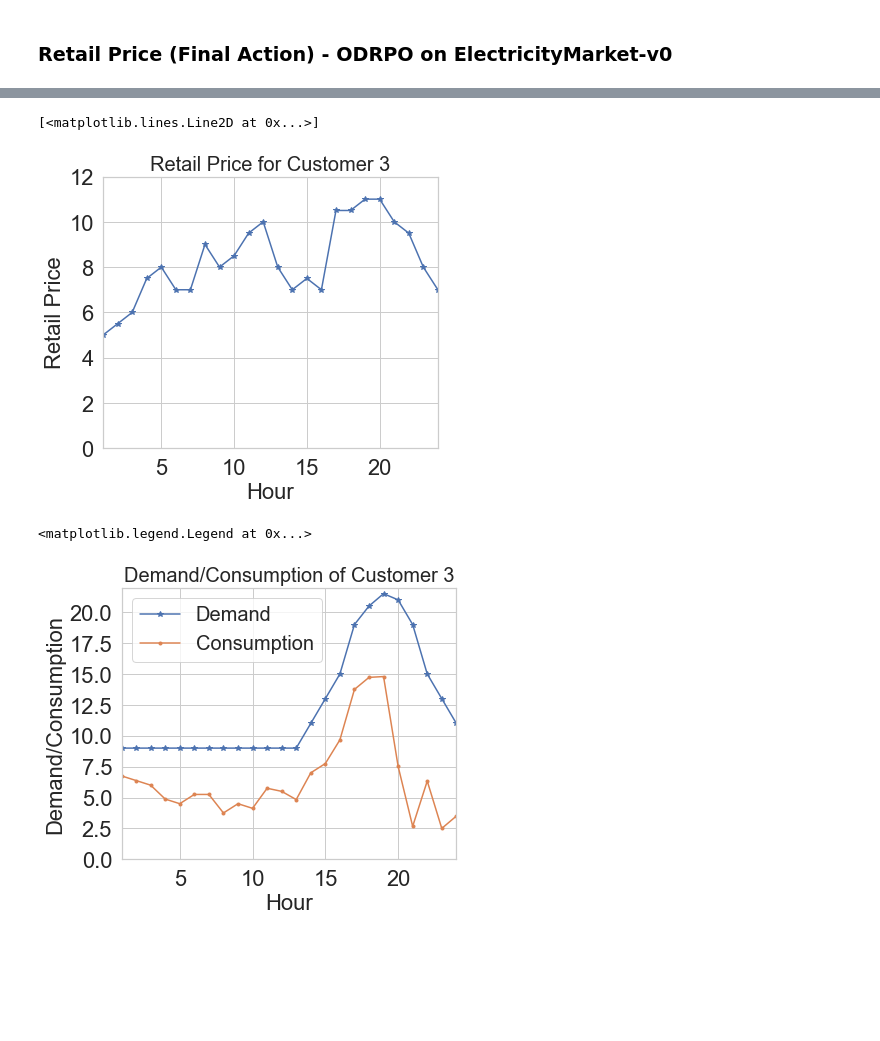
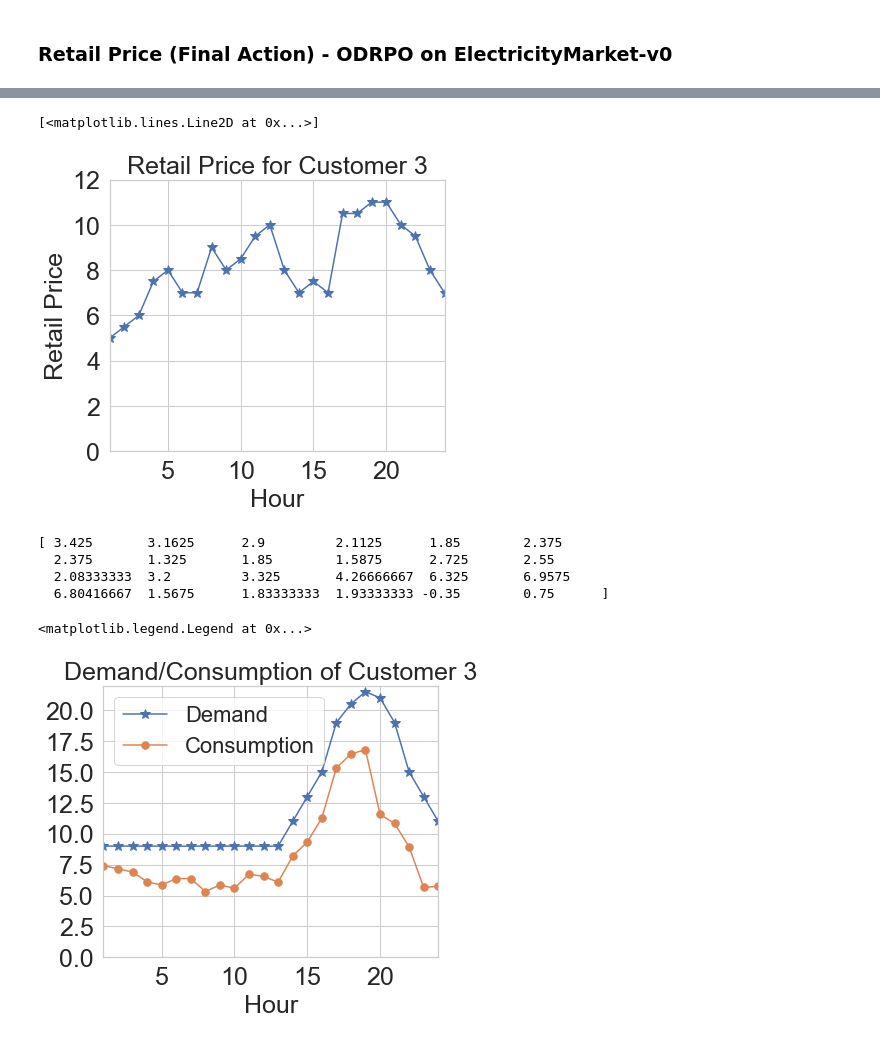
Before and after one commit to kadysongbb/efficient-wpo, a Jupyter notebook: discrete_control/view_setup_and_retail_price_EM.ipynb, the cells around one changed output, grey strips where cells are left out. Cells and saved outputs as stored; diff of their text form; code cells hidden in the pictures; blank space fills up the shorter version.

```diff
--- a/discrete_control/view_setup_and_retail_price_EM.ipynb
+++ b/discrete_control/view_setup_and_retail_price_EM.ipynb
@@ -29,16 +29,16 @@ plt.plot(x, wholesale_price, marker = '*')
 ### Elasticity
 # %%
 ax = plt.subplot(111)
-plt.ylabel('Elasticity', fontsize=22)
-plt.xlabel('Hour', fontsize=22)
-plt.xticks(fontsize=22)
-plt.yticks(fontsize=22)
+plt.ylabel('Elasticity', fontsize=25)
+plt.xlabel('Hour', fontsize=25)
+plt.xticks(fontsize=25)
+plt.yticks(fontsize=25)
 plt.xlim(1,24)
-plt.ylim(-1,0)
+plt.ylim(-0.6,0)
 plt.locator_params(axis="x", nbins=5)
 
 x = np.arange(1,25,1)
-elasticity = np.asarray([-0.3,-0.3,-0.3,-0.3,-0.3,-0.3,-0.3,-0.3,-0.3,-0.3,-0.3,-0.3,-0.5,-0.5,-0.5,-0.5,-0.7,-0.7,-0.7,-0.7,-0.7,-0.5,-0.5,-0.5])
-plt.plot(x, elasticity, marker = '*')
+elasticity = np.asarray([-0.3,-0.3,-0.3,-0.3,-0.3,-0.3,-0.3,-0.3,-0.3,-0.3,-0.3,-0.3,-0.5,-0.5,-0.5,-0.5,-0.7,-0.7,-0.7,-0.7,-0.5,-0.5,-0.5,-0.5])*0.7
+plt.plot(x, elasticity, marker = '*', markersize = 10, linewidth = 1.5)
 # %% [output]
 [<matplotlib.lines.Line2D at 0x...>]
@@ -312,10 +356,10 @@ plt.legend(fontsize = 20)
 # %%
 ax = plt.subplot(111)
-plt.ylabel('Retail Price', fontsize=22)
-plt.xlabel('Hour', fontsize=22)
-plt.title('Retail Price for Customer 3', fontsize=20)
-plt.xticks(fontsize=22)
-plt.yticks(fontsize=22)
+plt.ylabel('Retail Price', fontsize=25)
+plt.xlabel('Hour', fontsize=25)
+plt.title('Retail Price for Customer 3', fontsize=25)
+plt.xticks(fontsize=25)
+plt.yticks(fontsize=25)
 plt.xlim(1,24)
 plt.ylim(0,12)
 plt.locator_params(axis="x", nbins=5)
@@ -325,36 +369,41 @@ retail_price_3 = np.asarray([0.46572363, 10, 10, 10, 9.8374605, 8.960631, 9.3975
                             7.713807, 9.647752, 10, 10, 10, 10, 9.792984, 10, 10, 8.494005, 10, 8.757862, 9.275477,
                             8.637449])
 retail_price_3 = np.asarray([5, 5.5, 6, 7.5, 8, 7, 7, 9, 8, 8.5, 9.5, 10, 8, 7, 7.5, 7, 10.5, 10.5, 11, 11, 10, 9.5, 8, 7])
-plt.plot(x, retail_price_3, marker = '*')
+plt.plot(x, retail_price_3, marker = '*', markersize=10, linewidth = 1.5)
 # %% [output]
 [<matplotlib.lines.Line2D at 0x...>]
-[figure, old version]
+[figure, new version]
 # %%
 ax = plt.subplot(111)
-plt.ylabel('Demand/Consumption', fontsize=22)
-plt.xlabel('Hour', fontsize=22)
-plt.title('Demand/Consumption of Customer 3', fontsize=20)
-plt.xticks(fontsize=22)
-plt.yticks(fontsize=22)
+plt.xlabel('Hour', fontsize=25)
+plt.title('Demand/Consumption of Customer 3', fontsize=25)
+plt.xticks(fontsize=25)
+plt.yticks(fontsize=25)
 plt.xlim(1,24)
 plt.ylim(0,22)
 plt.locator_params(axis="x", nbins=5)
 
 x = np.arange(1,25,1)
 retail_price_3 = np.asarray([0.46572363, 10, 10, 10, 9.8374605, 8.960631, 9.397589, 10, 9.612452, 9.41149,
                             7.713807, 9.647752, 10, 10, 10, 10, 9.792984, 10, 10, 8.494005, 10, 8.757862, 9.275477,
                             8.637449])
 retail_price_3 = np.asarray([5, 5.5, 6, 7.5, 8, 7, 7, 9, 8, 8.5, 9.5, 10, 8, 7, 7.5, 7, 10.5, 10.5, 11, 11, 10, 9.5, 8, 7])
 
 curt_consumption_3 = curt_load_3 * (1 + elasticity*(retail_price_3 - wholesale_price)/wholesale_price)
+print(curt_consumption_3)
+
 crit_consumption_3 = crit_load_3
 consumption_3 = curt_consumption_3 + crit_consumption_3
 demand_3 = curt_load_3 + crit_load_3
 
-plt.plot(x, demand_3, marker = '*', label = 'Demand')
-plt.plot(x, consumption_3, marker = '.', label = 'Consumption')
+plt.plot(x, demand_3, marker = '*', markersize=10, linewidth = 1.5, label = 'Demand')
+plt.plot(x, consumption_3, marker = '.', markersize=15, linewidth = 1.5, label = 'Consumption')
 
-plt.legend(fontsize = 20)
+plt.legend(fontsize = 22)
 # %% [output]
-<matplotlib.legend.Legend at 0x...>
+[ 3.425       3.1625      2.9         2.1125      1.85        2.375
+  2.375       1.325       1.85        1.5875      2.725       2.55
+  2.08333333  3.2         3.325       4.26666667  6.325       6.9575
+  6.80416667  1.5675      1.83333333  1.93333333 -0.35        0.75      ]
+<matplotlib.legend.Legend at 0x...>
-[figure, old version]
+[figure, new version]
```
Also changed, not shown: parts of 12 cells of this notebook, 3 other files.
